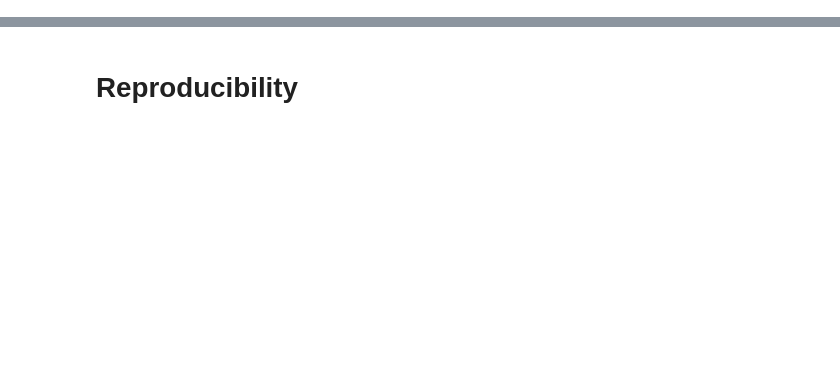
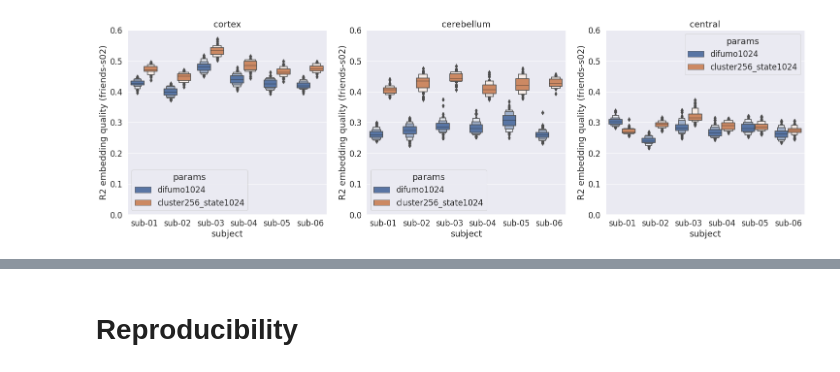
Before and after one commit to courtois-neuromod/cneuromod_embeddings, a Jupyter notebook: cneuromod_embeddings/friends-s02_all_experiments.ipynb, the cells around one changed output, grey strips where cells are left out. Drawn from its saved outputs; the diff is of its cells as text; code cells hidden in the pictures; blank space fills up the shorter version.

```diff
--- a/cneuromod_embeddings/friends-s02_all_experiments.ipynb
+++ b/cneuromod_embeddings/friends-s02_all_experiments.ipynb
@@ -174,0 +3,18 @@ plt.title(f'FWHM={fwhm}')
+# %%
+# import libraries
+import os
+import matplotlib.pyplot as plt
+import pandas as pd
+import seaborn as sns
+from dypac_utils import get_root_data
+from cneuromod_embeddings.r2_summary import fetch_r2, _r2_intra, _r2_inter, _r2_other
+
+# Set the Seaborn parameters
+sns.set_theme(style="whitegrid")
+sns.set(font_scale=1.5)
+
+# Set up file names... where to find the data.
+path_data = get_root_data('results/friends-s02')
+
+fwhm = 5
+xp_type = 'friends-s02'
@@ -190,0 +58,21 @@ plt.title(f'FWHM={fwhm}')
+# %%
+fig = plt.figure(figsize=(25, 7))
+
+def plot_r2_subject(r2, type_mask):
+    val_r2 = pd.read_pickle(r2[type_mask]['other']['difumo1024'])
+    val_r2 = val_r2.append(pd.read_pickle(r2[type_mask]['intra']['cluster-256_state-1024']))
+    sns.boxenplot(data=val_r2, x='subject', y='r2', hue='params', scale='area')
+    plt.ylim( (0, 0.6))
+    plt.ylabel('R2 embedding quality (friends-s02)')
+    plt.title(type_mask)
+
+plt.subplot(1, 3, 1)
+plot_r2_subject(r2, 'cortex')
+
+plt.subplot(1, 3, 2)
+plot_r2_subject(r2, 'cerebellum')
+
+plt.subplot(1, 3, 3)
+plot_r2_subject(r2, 'central')
+# %% [output]
+[figure, added]
```
Also changed, not shown: parts of 29 cells of this notebook, 4 other files.
